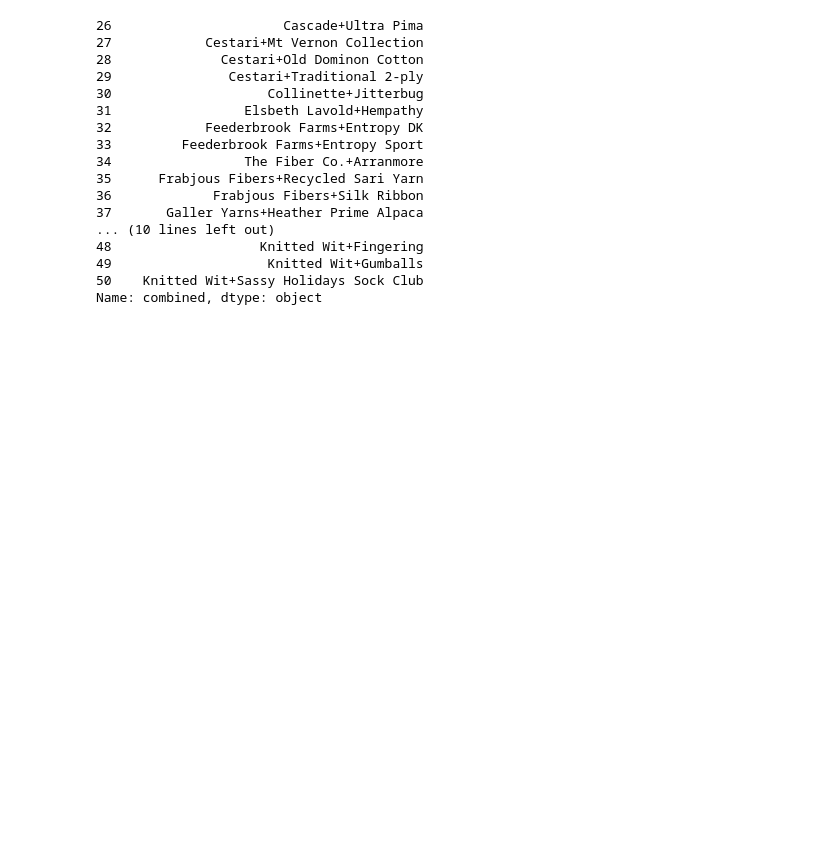
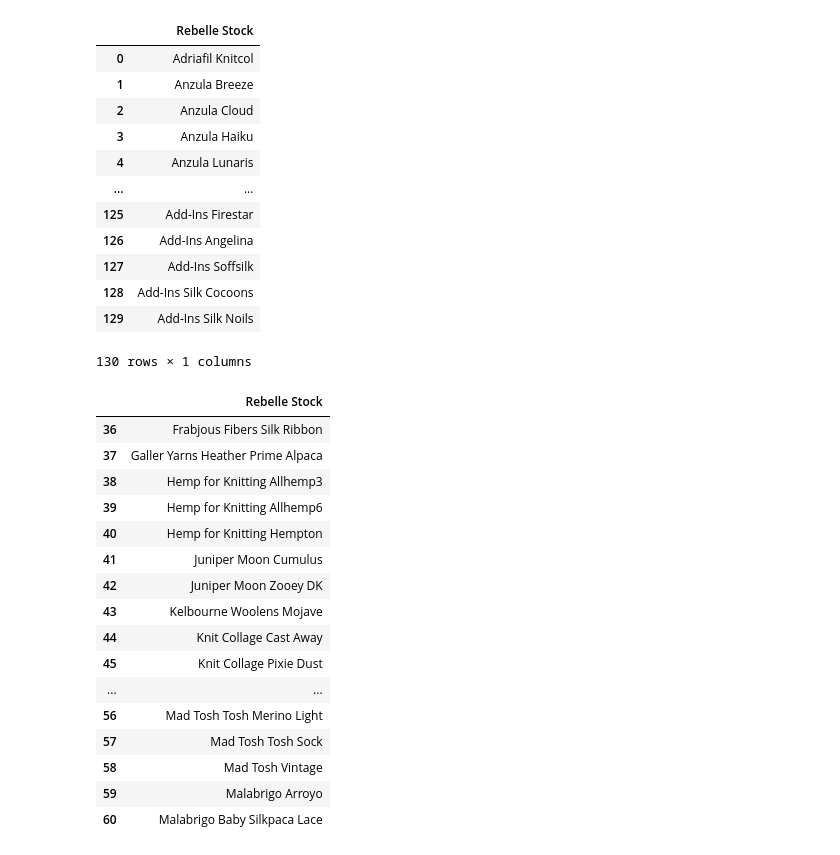
Before and after one commit to amoeba731/Yarnshop, a Jupyter notebook: yarnshop.ipynb, the cells around one changed output. Saved outputs shown, nothing was run; the diff lists cells and outputs as text; code cells hidden in the pictures; blank space fills up the shorter version.

Commit message:
cleaning and exploring

```diff
--- a/yarnshop.ipynb
+++ b/yarnshop.ipynb
@@ -30,26 +31,51 @@ for brand in brands:
 stock_list={"stock":stock, "name":name}
 rebelle=pd.DataFrame(stock_list)
 
-rebelle['combined']=rebelle['stock']+ '+'+ rebelle['name']
-print(rebelle['combined'].iloc[26:51])
+rebelle['Rebelle Stock']=rebelle['stock']+ ' '+ rebelle['name']
+
+rebelle=rebelle.drop(['stock', 'name'], axis=1)
+rebelle
 # %% [output]
+|  | Rebelle Stock |
+| 0 | Adriafil Knitcol |
+| 1 | Anzula Breeze |
+| 2 | Anzula Cloud |
+| 3 | Anzula Haiku |
+| 4 | Anzula Lunaris |
+| ... | ... |
+| 125 | Add-Ins Firestar |
+| 126 | Add-Ins Angelina |
+| 127 | Add-Ins Soffsilk |
+| 128 | Add-Ins Silk Cocoons |
+| 129 | Add-Ins Silk Noils |
-26                      Cascade+Ultra Pima
-27            Cestari+Mt Vernon Collection
-28              Cestari+Old Dominon Cotton
-29               Cestari+Traditional 2-ply
-30                    Collinette+Jitterbug
-31                 Elsbeth Lavold+Hempathy
-32            Feederbrook Farms+Entropy DK
-33         Feederbrook Farms+Entropy Sport
-34                 The Fiber Co.+Arranmore
-35      Frabjous Fibers+Recycled Sari Yarn
-36             Frabjous Fibers+Silk Ribbon
-37       Galler Yarns+Heather Prime Alpaca
-... (10 lines left out)
-48                   Knitted Wit+Fingering
-49                    Knitted Wit+Gumballs
-50    Knitted Wit+Sassy Holidays Sock Club
-Name: combined, dtype: object
+130 rows × 1 columns
+# %%
+def clean(rebelle) -> pd.DataFrame:
+    rebelle.columns= rebelle.columns.str.title()
+    rebelle.columns= rebelle.columns.str.strip()
+
+    return rebelle
+
+rebelle_list= clean(rebelle)
+rebelle_list.iloc[36:61]
+# %% [output]
+|  | Rebelle Stock |
+| 36 | Frabjous Fibers Silk Ribbon |
+| 37 | Galler Yarns Heather Prime Alpaca |
+| 38 | Hemp for Knitting Allhemp3 |
+| 39 | Hemp for Knitting Allhemp6 |
+| 40 | Hemp for Knitting Hempton |
+| 41 | Juniper Moon Cumulus |
+| 42 | Juniper Moon Zooey DK |
+| 43 | Kelbourne Woolens Mojave |
+| 44 | Knit Collage Cast Away |
+| 45 | Knit Collage Pixie Dust |
+| ... | ... |
+| 56 | Mad Tosh Tosh Merino Light |
+| 57 | Mad Tosh Tosh Sock |
+| 58 | Mad Tosh Vintage |
+| 59 | Malabrigo Arroyo |
+| 60 | Malabrigo Baby Silkpaca Lace |
 # %%
 #Code I used to create the ravelry_api.csv file
 #Future project is to figure out how to turn this into a FOR LOOP,
```
Also changed, not shown: parts of 23 cells of this notebook, 1 other file.
